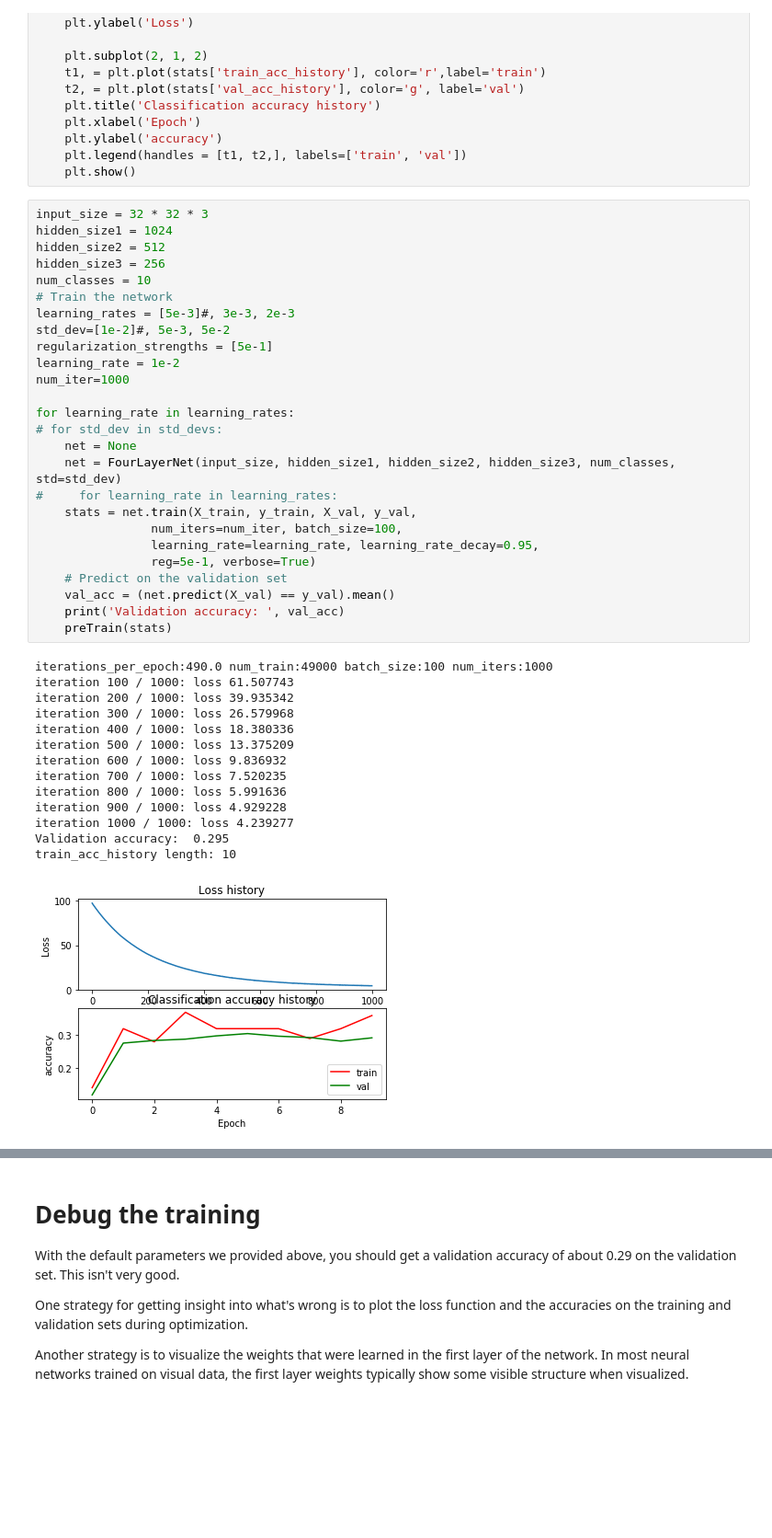
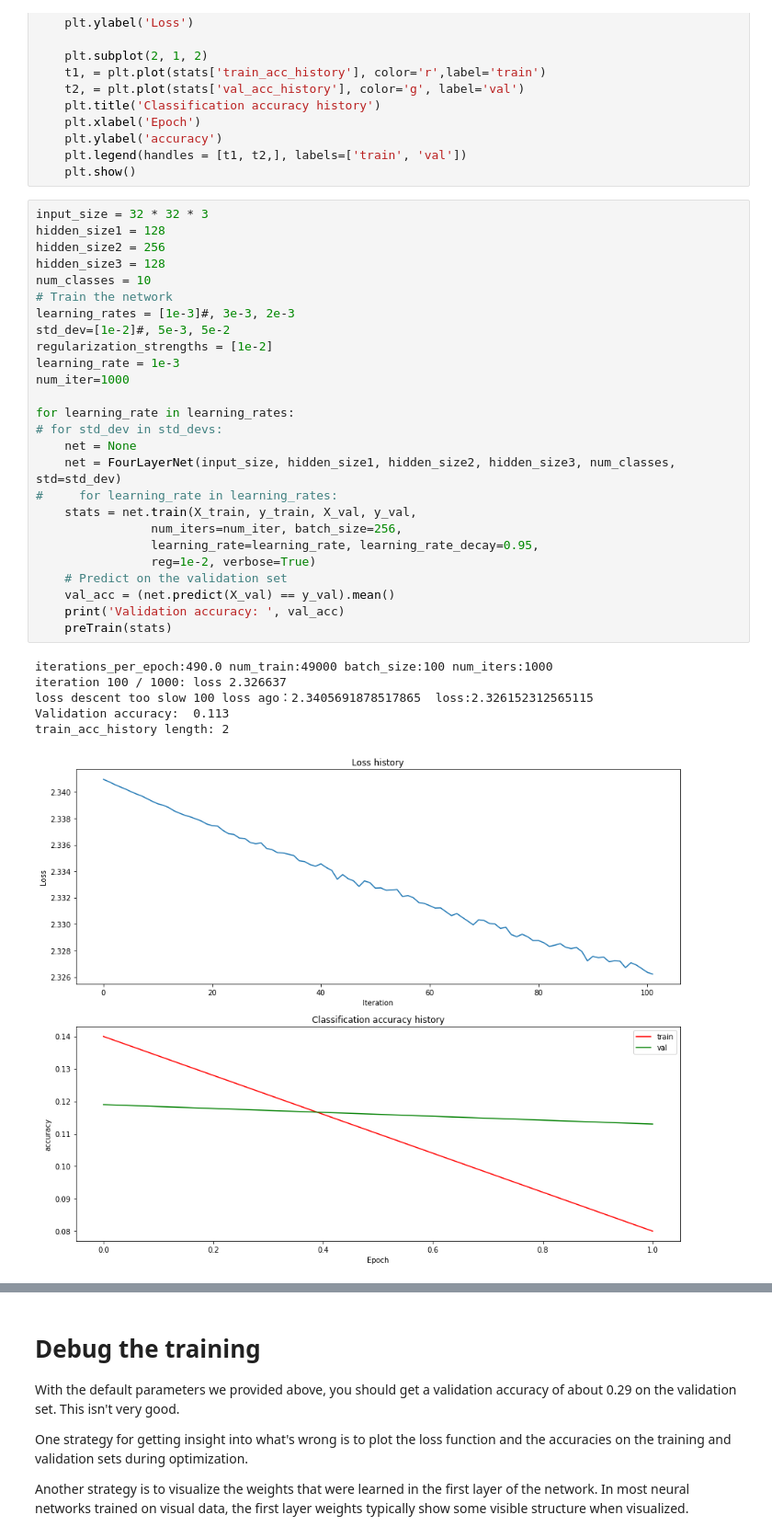
Before and after one commit to le773/cs231n, a Jupyter notebook: assignment1/four_layer_net.ipynb, the cells around one changed output, grey strips where cells are left out. Shown at 92% size. Cells and saved outputs as stored; diff of their text form; blank space fills up the shorter version.

```diff
--- a/assignment1/four_layer_net.ipynb
+++ b/assignment1/four_layer_net.ipynb
@@ -245,42 +245,34 @@ def preTrain(stats):
     plt.show()
 # %%
 input_size = 32 * 32 * 3
-hidden_size1 = 1024
-hidden_size2 = 512
-hidden_size3 = 256
+hidden_size1 = 128
+hidden_size2 = 256
+hidden_size3 = 128
 num_classes = 10
 # Train the network
-learning_rates = [5e-3]#, 3e-3, 2e-3
+learning_rates = [1e-3]#, 3e-3, 2e-3
 std_dev=[1e-2]#, 5e-3, 5e-2
-regularization_strengths = [5e-1]
-learning_rate = 1e-2
+regularization_strengths = [1e-2]
+learning_rate = 1e-3
 num_iter=1000
 
 for learning_rate in learning_rates:
 # for std_dev in std_devs:
     net = None
     net = FourLayerNet(input_size, hidden_size1, hidden_size2, hidden_size3, num_classes, std=std_dev)
 #     for learning_rate in learning_rates:
     stats = net.train(X_train, y_train, X_val, y_val,
-                num_iters=num_iter, batch_size=100,
+                num_iters=num_iter, batch_size=256,
                 learning_rate=learning_rate, learning_rate_decay=0.95,
-                reg=5e-1, verbose=True)
+                reg=1e-2, verbose=True)
     # Predict on the validation set
     val_acc = (net.predict(X_val) == y_val).mean()
     print('Validation accuracy: ', val_acc)
     preTrain(stats)
 # %% [output]
 iterations_per_epoch:490.0 num_train:49000 batch_size:100 num_iters:1000
-iteration 100 / 1000: loss 61.507743
-iteration 200 / 1000: loss 39.935342
-iteration 300 / 1000: loss 26.579968
-iteration 400 / 1000: loss 18.380336
-iteration 500 / 1000: loss 13.375209
-iteration 600 / 1000: loss 9.836932
-iteration 700 / 1000: loss 7.520235
-iteration 800 / 1000: loss 5.991636
-iteration 900 / 1000: loss 4.929228
-iteration 1000 / 1000: loss 4.239277
-Validation accuracy:  0.295
-train_acc_history length: 10
+iteration 100 / 1000: loss 2.326637
+loss descent too slow 100 loss ago：2.3405691878517865  loss:2.326152312565115
+Validation accuracy:  0.113
+train_acc_history length: 2
-[figure, old version]
+[figure, new version]
```
Also changed, not shown: parts of 13 cells of this notebook, 1 other file.
